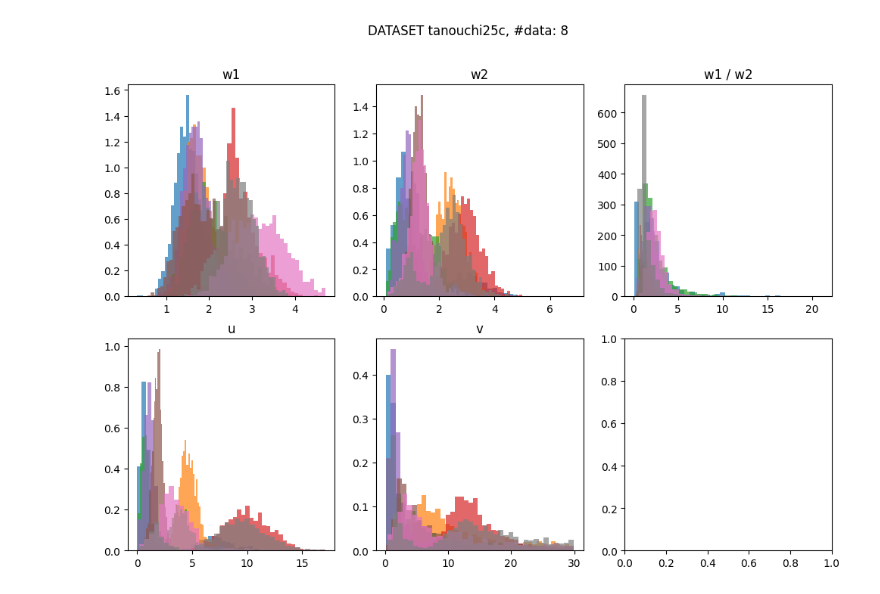
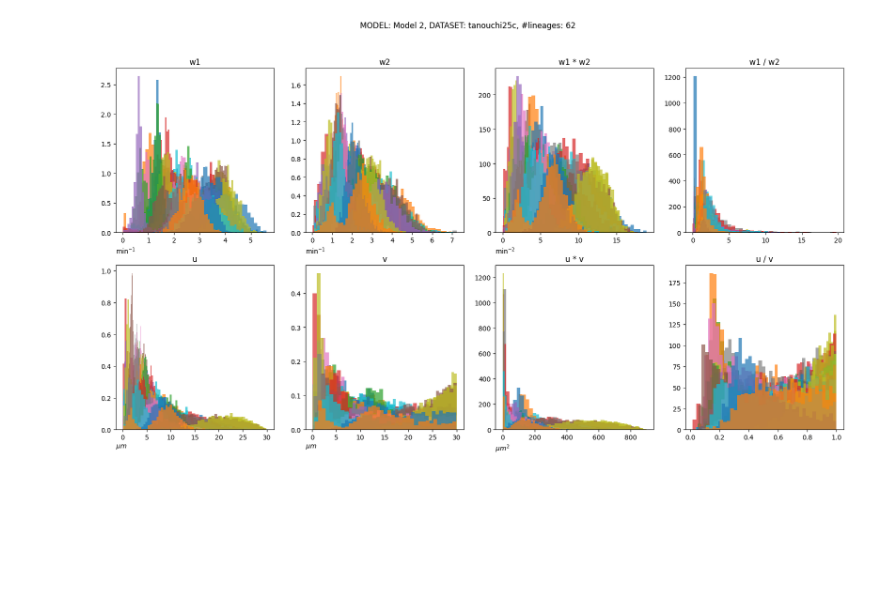
Before and after one commit to EmanueleSarte/microbial_growth, a Jupyter notebook: project_model2.ipynb, the cells around one changed output. Drawn from its saved outputs; the diff is of its cells as text; code cells hidden in the pictures; blank space fills up the shorter version.

```diff
--- a/project_model2.ipynb
+++ b/project_model2.ipynb
@@ -70,7 +61,7 @@ if not USE_DATASET:
     truth = evolver.model.fix_params.copy() # our parameters defined above
     labels =  evolver.model.fix_params_label.copy()
 
-    nwalkers = 25 # number of walkers for the MCMC
+    nwalkers = 30 # number of walkers for the MCMC
     # We add some gaussian noise to our initial parameters
     guess = np.array(truth) + 1e-4 * np.random.randn(nwalkers, len(truth))
 
@@ -80,10 +71,10 @@ if not USE_DATASET:
         params_list.append(evolver.params[:, i][:-1])
 
 
-    chain_lenght = 1000
-    discard = 500
+    chain_lenght = 5000
+    discard = 200
     thin_number = 35
-    title="TITOLO"
+    title="Model 2 Synthetic Data MCMC"
     emcee_analysis(nwalkers=nwalkers, truths=truth, log_prob_fn=evolver.model.log_prob, args=(spans, *params_list),
                    guess = guess, chain_lenght=chain_lenght, labels=labels, use_pool=True, discard=discard,
                    thinning=thin_number, plot=True, title=title)
@@ -204,6 +203,7 @@ if USE_DATASET and START:
 ########### READ BACK THE FILE CREATED ########################
 FOLDER_PATH = "./results/"
 RUN_ID = "607015"
+model_name = 'Model 2'
 
 # @@@@@@@@@@@@@@@@@@@@@@@@@@@@@@@@@@@@@@@@@@@@@@@@@@@@@@@@@@@@@@@@@@@@@@@@@
 # lineages = [6, 12]
@@ -226,11 +226,11 @@ RUN_ID = "607015"
 # @@@@@@@@@@@@@@@@@@@@@@@@@@@@@@@@@@@@@@@@@@@@@@@@@@@@@@@@@@@@@@@@@@@@@@@@@
 
 
-lineages = [1, 2, 3, 4, 5, 6, 7, 8]
+lineages = []
 dataset_results_dict = read_files(FOLDER_PATH, df_name="tan", run_id=RUN_ID,lineages=lineages)
 
-ROWS, COLS = 2, 3
-fig, axs = plt.subplots(ROWS, COLS, figsize=(COLS * 4, ROWS * 4))
+ROWS, COLS = 2, 4
+fig, axs = plt.subplots(ROWS, COLS, figsize=(COLS * 5, ROWS * 5))
 
 for i, data in enumerate(dataset_results_dict.values()):
     df_name, lin_id = data["dataset"], data["lineage_id"]
@@ -254,7 +254,13 @@ for i, data in enumerate(dataset_results_dict.values()):
             bins=nbins, density=True)
 
     # plot w1 * w2
-    axs[0, 2].hist(flat_samples[:, 0] / flat_samples[:, 1], label=f"Lin {lin_id}", alpha=0.7,
+    axs[0, 2].hist(flat_samples[:, 0] * flat_samples[:, 1], label=f"Lin {lin_id}", alpha=0.7,
+            bins=nbins)
+
+    # plot w1 / w2
+    ratio_samples = flat_samples[:, 0] / flat_samples[:, 1]
+    ratio_samples = ratio_samples[ratio_samples < 20]
+    axs[0, 3].hist(ratio_samples, label=f"Lin {lin_id}", alpha=0.7,
             bins=nbins)
 
     axs[1, 0].hist(flat_samples[:, 2], label=f"Lin {lin_id}", alpha=0.7,
@@ -263,63 +269,33 @@ for i, data in enumerate(dataset_results_dict.values()):
     axs[1, 1].hist(flat_samples[:, 3], label=f"Lin {lin_id}", alpha=0.7,
             bins=nbins, density=True)
 
+    # plot u * v
+    axs[1, 2].hist(flat_samples[:, 2] * flat_samples[:, 3], label=f"Lin {lin_id}", alpha=0.7,
+            bins=nbins)
+
+    # plot u / v
+    axs[1, 3].hist(flat_samples[:, 2] / flat_samples[:, 3], label=f"Lin {lin_id}", alpha=0.7,
+            bins=nbins)
+
 
 for j, label in enumerate(labels):
     nbins = int(np.sqrt(flat_samples[:, j].shape[0]))
     index = (j // COLS, j % COLS)
     axs[index].set_title(label)
 
-fig.suptitle(f"DATASET {df_name}, #data: {len(dataset_results_dict)}")
+fig.suptitle(f"MODEL: {model_name}, DATASET: {df_name}, #lineages: {len(dataset_results_dict)}")
 axs[0, 0].set_title('w1')
+axs[0, 0].set_xlabel('min$^{-1}$', loc = 'left')
 axs[0, 1].set_title('w2')
-axs[0, 2].set_title('w1 / w2')
+axs[0, 1].set_xlabel('min$^{-1}$', loc = 'left')
+axs[0, 2].set_title('w1 * w2')
+axs[0, 2].set_xlabel('min$^{-2}$', loc = 'left')
+axs[0, 3].set_title('w1 / w2')
 axs[1, 0].set_title('u')
+axs[1, 0].set_xlabel('$\mu m$', loc = 'left')
 axs[1, 1].set_title('v')
-
-
-
-
-# @@@@@@@@@@@@@@@@@@@@@@@@@@@@@@@@@@@@@@@@@@@@@@@@@@@@@@@@@@@@@@@@@@@@@@@@@
-
-# ROWS, COLS = 2, 2
-
-# for i, (_, data) in enumerate(dataset_results_dict.items()):
-#     df_name, lin_id = data["dataset"], data["lineage_id"]
-#     if int(lin_id) not in [1, 2, 3] or not df_name.startswith("tan"):
-#         continue
-
-#     print("Compatible file: ", df_name, " lineage: ", lin_id)
-#     labels, flat_samples = data["labels"], data["flat_samples"]
-#     results, truths = data["result_dict"], data["truths"]
-#     data_length = data["data_length"]
-#     # spans = data["data"]["spans"]
-#     # alphas = data["data"]["alphas"]
-#     # kappas = data["data"]["kappas"]
-#     # m_finals = data["data"]["m_finals"]
-
-#     params = {"a":results["a"][0], "b":results["b"][0], "c":results["c"][0], "d":results["d"][0],
-#               "m_f":1, "w2":results["w2"][0], "u":results["u"][0], "v":results["v"][0]}
-#     model_test = Model3(**params)
-#     params_txt = model_test.get_params_str()
-
-#     evolver_test = Evolver(model_test)
-#     evolver_test.evolve(n_div=data_length)
-
-#     fig, axs = plt.subplots(ROWS, COLS, figsize=(COLS * 4, ROWS * 4))
-
-#     model_data = [evolver_test.spans]
-#     for i in range(evolver_test.params.shape[1]): # the order is defined in the __init__ method of the model
-#         model_data.append(evolver_test.params[:, i])
-
-#     params_labels = ["Lifetime"] + model_test.var_params_label
-#     for j, value in enumerate(data["data"]):
-#         nbins = int(np.sqrt(len(model_data[j])))
-
-#         index = (j // COLS, j % COLS)
-#         axs[index].hist(model_data[j], label="Generated", density=True, alpha=0.7, bins=nbins)
-#         axs[index].hist(value, label="Lineage", density=True, alpha=0.7, bins=nbins)
-#         axs[index].set_title(params_labels[j])
-#         axs[index].legend()
-
-#     fig.suptitle(f"{DF_NAME} lineage: {lin_id}, params: {params_txt}", wrap=True)
+axs[1, 1].set_xlabel('$\mu m$', loc = 'left')
+axs[1, 2].set_title('u * v')
+axs[1, 2].set_xlabel('$\mu m^2$', loc = 'left')
+axs[1, 3].set_title('u / v')
 # %% [output]
@@ -327 +303 @@ Text(0.5, 1.0, 'v')
-[figure, old version]
+[figure, new version]
```
Also changed, not shown: parts of 7 cells of this notebook, 2 other files.
